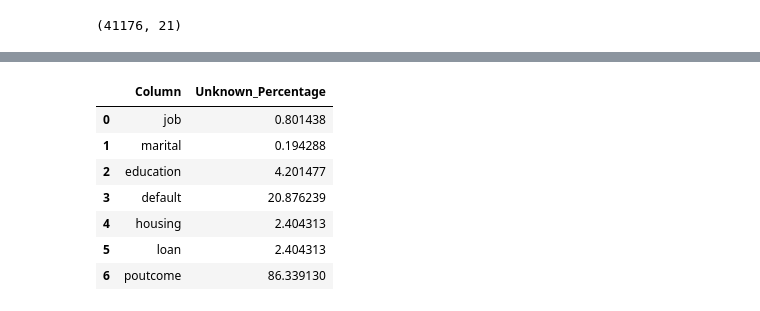
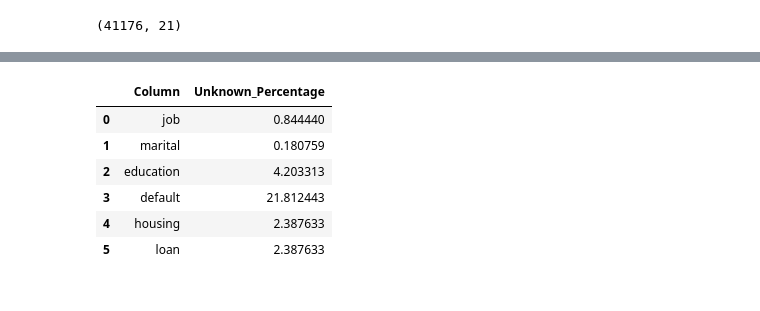
Before and after one commit to Chanidu-Edirisinghe/MachineLearningCW, a Jupyter notebook: RandomForest.ipynb, the cells around one changed output, grey strips where cells are left out. Drawn from its saved outputs; the diff is of its cells as text; code cells hidden in the pictures.

```diff
--- a/RandomForest.ipynb
+++ b/RandomForest.ipynb
@@ -63,0 +201,2 @@ df.shape # reduced to 41176 from 41188
+# %%
+df.drop(columns = 'previous', inplace = True)
@@ -111,12 +236,0 @@ for col in df.select_dtypes("number").columns:
-# %%
-# Function to calculate lower bound and upper bound
-def get_outliers(series):
-    Q1 = series.quantile(0.25)  # First quartile (25th percentile)
-    Q3 = series.quantile(0.75)  # Third quartile (75th percentile)
-    IQR = Q3 - Q1  # Interquartile range
-    lower_bound = Q1 - 1.5 * IQR
-    upper_bound = Q3 + 1.5 * IQR
-    # Count outliers
-    outliers = ((series < lower_bound) | (series > upper_bound)).sum()
-    # Percentage of outliers
-    return outliers
@@ -131,9 +236,0 @@ outliers = get_outliers(df.campaign)
-# %%
-# Use quantile based flooring and capping to impute the outliers
-
-# Computing 10th and 90th percentiles
-tenth_percentile = np.percentile(df.campaign, 10)
-ninetieth_percentile = np.percentile(df.campaign, 90)
-
-# Apply flooring and capping
-df.campaign = np.clip(df.campaign, tenth_percentile, ninetieth_percentile)
@@ -140,3 +251,9 @@ df.campaign = np.clip(df.campaign, tenth_percentile, ninetieth_percentile)
+# %%
+median = np.median(df['campaign'])
+lower_bound, upper_bound, outliers = get_outliers(df['campaign'])
+
+# Replace outliers in the 'campaign' column with the median
+df.loc[(df['campaign'] < lower_bound) | (df['campaign'] > upper_bound), 'campaign'] = median
 # %%
 # outliers handled
 sns.boxplot(x=df["campaign"])
@@ -175,21 +266,19 @@ outliers/df.shape[0]*100   # only 1% outliers, will be handled by the random for
 # %%
 # Visualize the "unknown" value percentage of each column
 unknownDF = pd.DataFrame({"Column": pd.Series(dtype="str"), "Unknown_Percentage": pd.Series(dtype="float")})
 for x in df.columns:
     numberUnknown = df[x][df[x] == 'unknown'].shape[0]
-    numberUnknown += df[x][df[x] == 'nonexistent'].shape[0]
     unknownProportion = numberUnknown/df.shape[0]
     # only non zero percentages are displayed
     if unknownProportion != 0:
         new_row = pd.DataFrame({"Column":[x], "Unknown_Percentage":[unknownProportion*100]})
         unknownDF = pd.concat([unknownDF, new_row], ignore_index=True)
 unknownDF
 # %% [output]
 |  | Column | Unknown_Percentage |
-| 0 | job | 0.801438 |
-| 1 | marital | 0.194288 |
-| 2 | education | 4.201477 |
-| 3 | default | 20.876239 |
-| 4 | housing | 2.404313 |
-| 5 | loan | 2.404313 |
-| 6 | poutcome | 86.339130 |
+| 0 | job | 0.844440 |
+| 1 | marital | 0.180759 |
+| 2 | education | 4.203313 |
+| 3 | default | 21.812443 |
+| 4 | housing | 2.387633 |
+| 5 | loan | 2.387633 |
```
Also changed, not shown: parts of 80 cells of this notebook.
